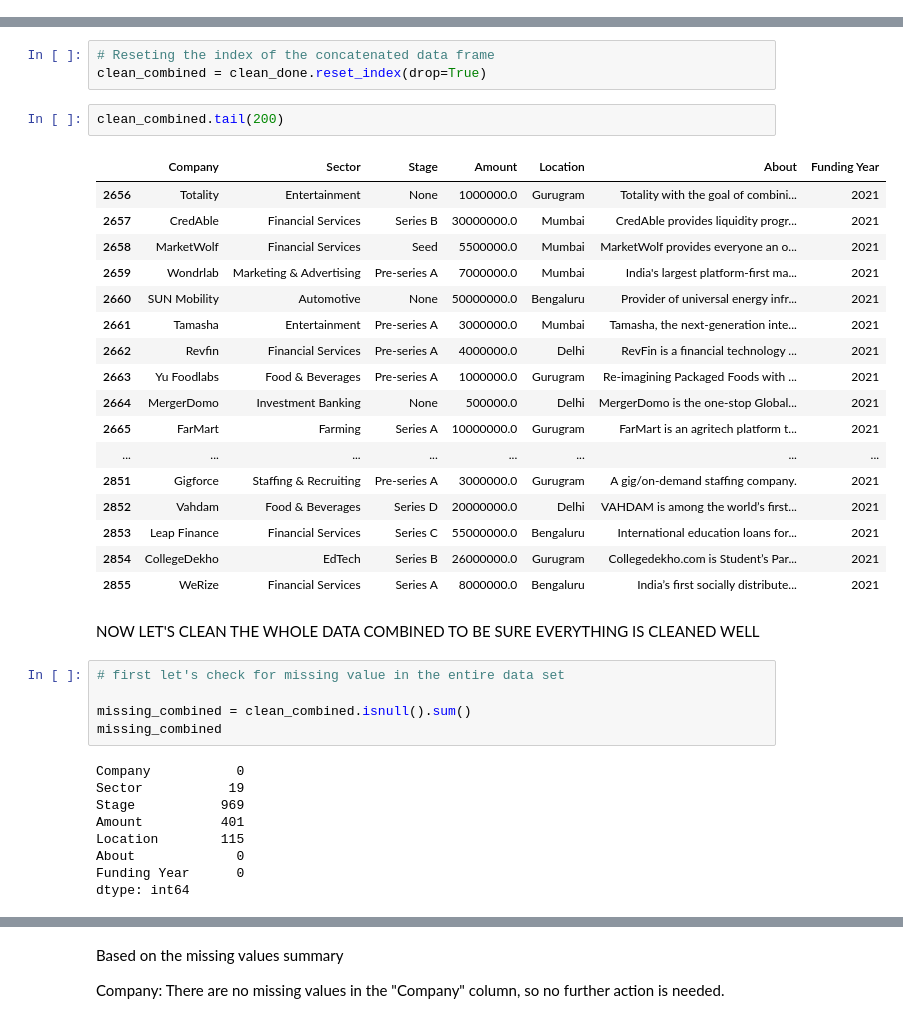
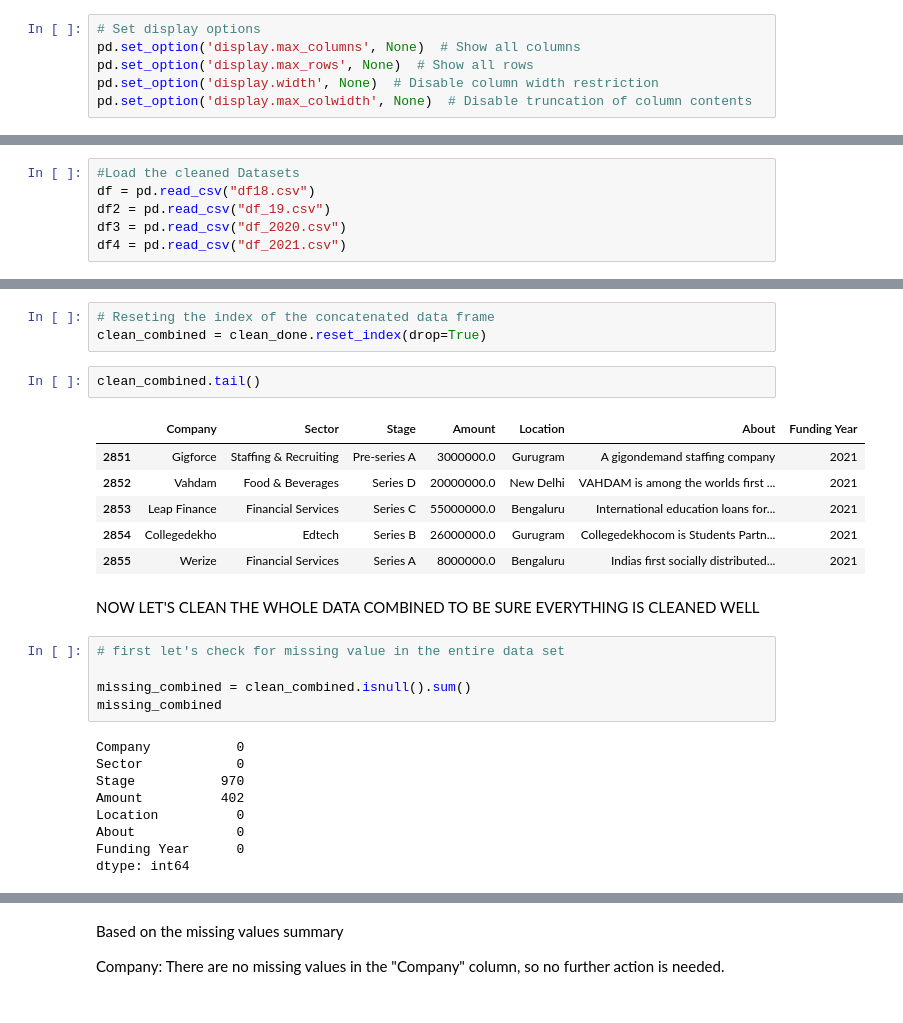
Before and after one commit to DzeBakuEso/stockholm_lp1_colla_project_sprint_1, a Jupyter notebook: Indian _Ecosystem_Analysis.ipynb, the cells around one changed output, grey strips where cells are left out. Saved outputs shown, nothing was run; the diff lists cells and outputs as text.

```diff
--- a/Indian _Ecosystem_Analysis.ipynb
+++ b/Indian _Ecosystem_Analysis.ipynb
@@ -100 +100,7 @@ from scipy.stats import chi2_contingency
+# %%
+# Set display options
+pd.set_option('display.max_columns', None)  # Show all columns
+pd.set_option('display.max_rows', None)  # Show all rows
+pd.set_option('display.width', None)  # Disable column width restriction
+pd.set_option('display.max_colwidth', None)  # Disable truncation of column contents
 # %% [markdown]
@@ -1562,3 +1866,9 @@ df4.to_csv('df_2021.csv', index=False)
+# %%
+#Load the cleaned Datasets
+df = pd.read_csv("df18.csv")
+df2 = pd.read_csv("df_19.csv")
+df3 = pd.read_csv("df_2020.csv")
+df4 = pd.read_csv("df_2021.csv")
 # %%
 # Concatenate the data frames
 clean_done = pd.concat([df, df2, df3, df4])
@@ -1566,25 +1876,14 @@ clean_done = pd.concat([df, df2, df3, df4])
 # Reseting the index of the concatenated data frame
 clean_combined = clean_done.reset_index(drop=True)
 # %%
-clean_combined.tail(200)
+clean_combined.tail()
 # %% [output]
 |  | Company | Sector | Stage | Amount | Location | About | Funding Year |
-| 2656 | Totality | Entertainment | None | 1000000.0 | Gurugram | Totality with the goal of combini... | 2021 |
-| 2657 | CredAble | Financial Services | Series B | 30000000.0 | Mumbai | CredAble provides liquidity progr... | 2021 |
-| 2658 | MarketWolf | Financial Services | Seed | 5500000.0 | Mumbai | MarketWolf provides everyone an o... | 2021 |
-| 2659 | Wondrlab | Marketing & Advertising | Pre-series A | 7000000.0 | Mumbai | India's largest platform-first ma... | 2021 |
-| 2660 | SUN Mobility | Automotive | None | 50000000.0 | Bengaluru | Provider of universal energy infr... | 2021 |
-| 2661 | Tamasha | Entertainment | Pre-series A | 3000000.0 | Mumbai | Tamasha, the next-generation inte... | 2021 |
-| 2662 | Revfin | Financial Services | Pre-series A | 4000000.0 | Delhi | RevFin is a financial technology ... | 2021 |
-| 2663 | Yu Foodlabs | Food & Beverages | Pre-series A | 1000000.0 | Gurugram | Re-imagining Packaged Foods with ... | 2021 |
-| 2664 | MergerDomo | Investment Banking | None | 500000.0 | Delhi | MergerDomo is the one-stop Global... | 2021 |
-| 2665 | FarMart | Farming | Series A | 10000000.0 | Gurugram | FarMart is an agritech platform t... | 2021 |
-| ... | ... | ... | ... | ... | ... | ... | ... |
-| 2851 | Gigforce | Staffing & Recruiting | Pre-series A | 3000000.0 | Gurugram | A gig/on-demand staffing company. | 2021 |
-| 2852 | Vahdam | Food & Beverages | Series D | 20000000.0 | Delhi | VAHDAM is among the world’s first... | 2021 |
+| 2851 | Gigforce | Staffing & Recruiting | Pre-series A | 3000000.0 | Gurugram | A gigondemand staffing company | 2021 |
+| 2852 | Vahdam | Food & Beverages | Series D | 20000000.0 | New Delhi | VAHDAM is among the worlds first ... | 2021 |
 | 2853 | Leap Finance | Financial Services | Series C | 55000000.0 | Bengaluru | International education loans for... | 2021 |
-| 2854 | CollegeDekho | EdTech | Series B | 26000000.0 | Gurugram | Collegedekho.com is Student’s Par... | 2021 |
-| 2855 | WeRize | Financial Services | Series A | 8000000.0 | Bengaluru | India’s first socially distribute... | 2021 |
+| 2854 | Collegedekho | Edtech | Series B | 26000000.0 | Gurugram | Collegedekhocom is Students Partn... | 2021 |
+| 2855 | Werize | Financial Services | Series A | 8000000.0 | Bengaluru | Indias first socially distributed... | 2021 |
 # %% [markdown]
 NOW LET'S CLEAN THE WHOLE DATA COMBINED TO BE SURE EVERYTHING IS CLEANED WELL
 # %%
@@ -1594,10 +1893,10 @@ missing_combined = clean_combined.isnull().sum()
 missing_combined
 # %% [output]
 Company           0
-Sector           19
-Stage           969
-Amount          401
-Location        115
+Sector            0
+Stage           970
+Amount          402
+Location          0
 About             0
 Funding Year      0
 dtype: int64
```
Also changed, not shown: parts of 131 cells of this notebook, 5 other files.
